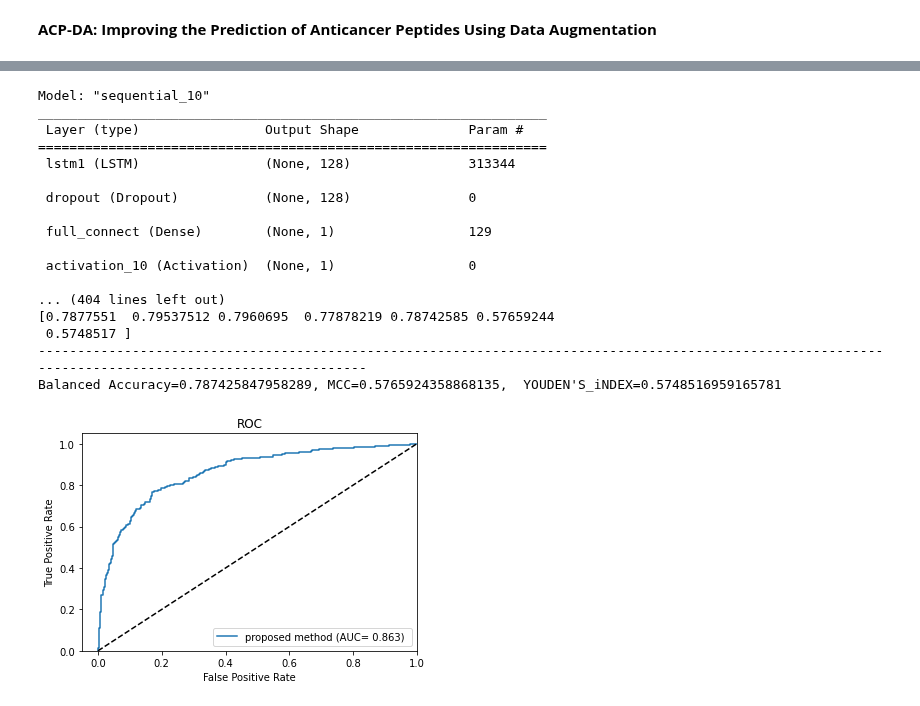
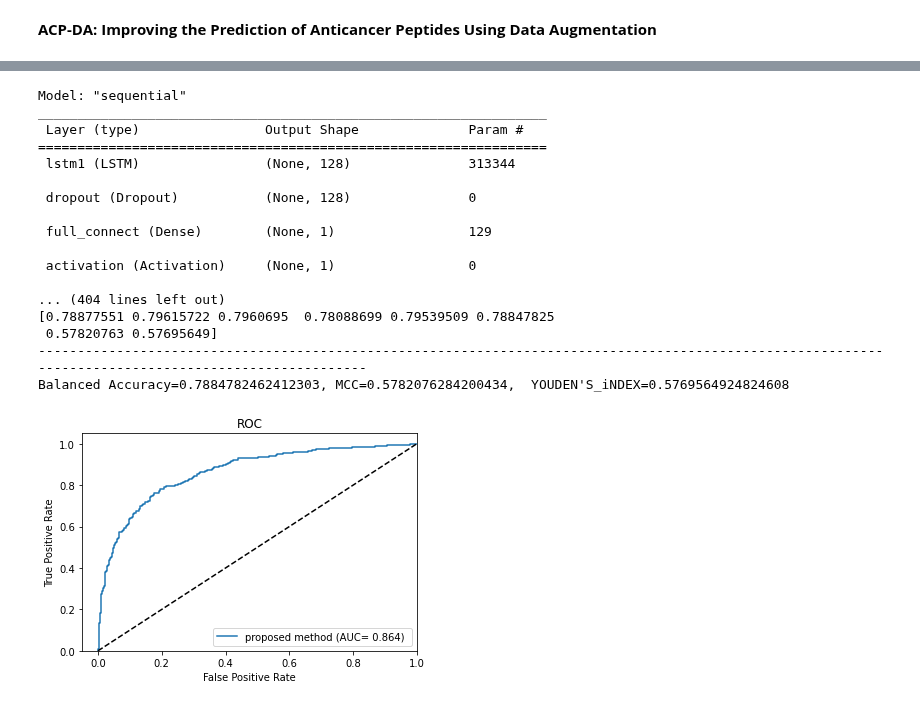
Before and after one commit to ehtisham-Fazal/ACP_KSRC, a Jupyter notebook: ACP_LSTM_comibned_740&240.ipynb, the cells around one changed output, grey strips where cells are left out. Drawn from its saved outputs; the diff is of its cells as text; code cells hidden in the pictures.

```diff
--- a/ACP_LSTM_comibned_740&240.ipynb
+++ b/ACP_LSTM_comibned_740&240.ipynb
@@ -277,9 +277,10 @@ def calculate_performace(test_num, pred_y, labels):
     sensitivity = float(tp) / (tp + fn)
     specificity = float(tn) / (tn + fp)
     B_acc=((sensitivity+specificity)/2)
+    f1score = float(2 * tp) / (2 * tp + fp + fn)
     MCC = float(tp * tn - fp * fn) / (np.sqrt((tp + fp) * (tp + fn) * (tn + fp) * (tn + fn)))
     Y_I=sensitivity +specificity -1
-    return acc, precision, sensitivity, specificity,B_acc,MCC,Y_I,
+    return acc, precision, sensitivity, specificity,f1score,B_acc,MCC,Y_I,
 
 def transfer_label_from_prob(proba):
     label = [1 if val >= 0.5 else 0 for val in proba]
@@ -357,41 +358,41 @@ for fold in range(num_cross_val):
 
     all_prob[0] = all_prob[0] + [val for val in lstm_proba]
     y_pred_xgb = transfer_label_from_prob(lstm_proba)
-    acc, precision, sensitivity, specificity,B_acc, MCC,Y_I = calculate_performace(len(real_labels), y_pred_xgb, real_labels)
-    print(acc, precision, sensitivity, specificity,B_acc, MCC,Y_I)
-    all_performance_lstm.append([acc, precision, sensitivity, specificity,B_acc, MCC,Y_I])
+    acc, precision, sensitivity, specificity,f1score,B_acc, MCC,Y_I = calculate_performace(len(real_labels), y_pred_xgb, real_labels)
+    print(acc, precision, sensitivity, specificity, f1score, B_acc, MCC, Y_I)
+    all_performance_lstm.append([acc, precision, sensitivity, specificity,f1score,B_acc, MCC,Y_I])
     print('---' * 50)
 
 print('mean performance of ACP_DL')
 print(np.mean(np.array(all_performance_lstm), axis=0))
 print('---' * 50)
 x=np.mean(np.array(all_performance_lstm), axis=0)
 print("Balanced Accuracy={}, MCC={},  YOUDEN'S_iNDEX={}".format(x[-3],x[-2],x[-1]))
 plot_roc_curve(all_labels, all_prob[0], 'proposed method')
 plt.plot([0, 1], [0, 1], 'k--')
 plt.xlim([-0.05, 1])
 plt.ylim([0, 1.05])
 plt.xlabel('False Positive Rate')
 plt.ylabel('True Positive Rate')
 plt.title('ROC')
 plt.legend(loc="lower right")
 plt.show()
 # %% [output]
-Model: "sequential_10"
+Model: "sequential"
 _________________________________________________________________
  Layer (type)                Output Shape              Param #
 =================================================================
  lstm1 (LSTM)                (None, 128)               313344
 
  dropout (Dropout)           (None, 128)               0
 
  full_connect (Dense)        (None, 1)                 129
 
- activation_10 (Activation)  (None, 1)                 0
+ activation (Activation)     (None, 1)                 0
 
 ... (404 lines left out)
-[0.7877551  0.79537512 0.7960695  0.77878219 0.78742585 0.57659244
- 0.5748517 ]
+[0.78877551 0.79615722 0.7960695  0.78088699 0.79539509 0.78847825
+ 0.57820763 0.57695649]
 ------------------------------------------------------------------------------------------------------------------------------------------------------
-Balanced Accuracy=0.787425847958289, MCC=0.5765924358868135,  YOUDEN'S_iNDEX=0.5748516959165781
+Balanced Accuracy=0.7884782462412303, MCC=0.5782076284200434,  YOUDEN'S_iNDEX=0.5769564924824608
-[figure, old version]
+[figure, new version]
```
Also changed, not shown: parts of 1 cell of this notebook.
